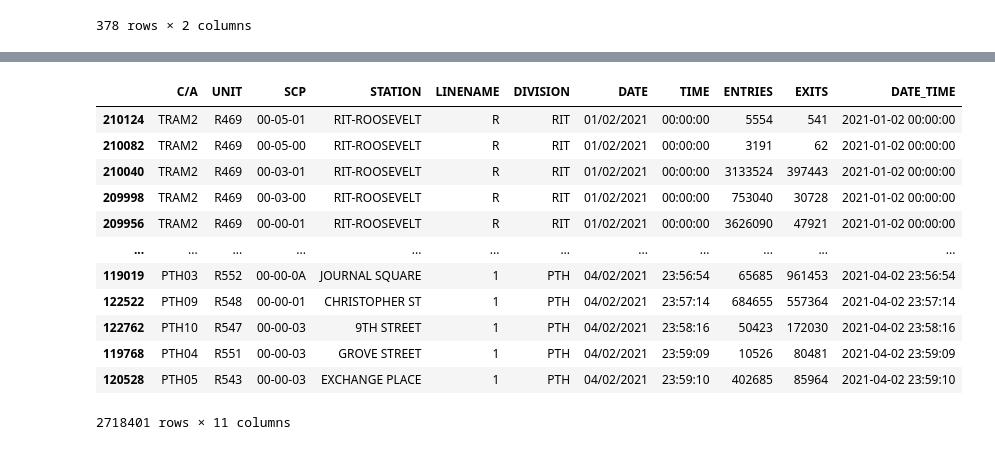
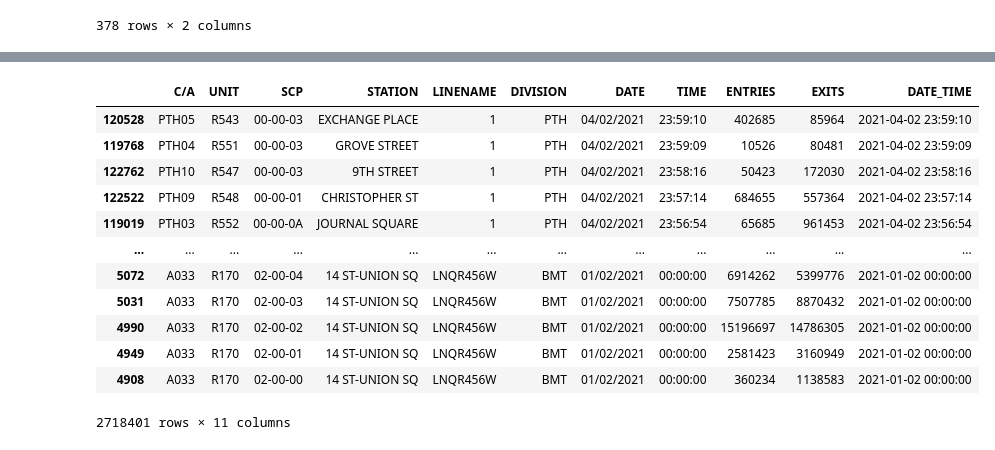
Before and after one commit to munwonjj/EDA-Project, a Jupyter notebook: EDA2.ipynb, the cells around one changed output, grey strips where cells are left out. Cells and saved outputs as stored; diff of their text form; code cells hidden in the pictures.

```diff
--- a/EDA2.ipynb
+++ b/EDA2.ipynb
@@ -261,20 +227,20 @@ plt.title('Total Ridership for top 10 Station');
 # %%
 ###########################################################
 # %%
-turnstiles_df.sort_values(by = ["DATE", "DATE_TIME"], ascending=[True, True], inplace=True)
+turnstiles_df.sort_values(by = ["DATE", "DATE_TIME"], ascending=[False, False], inplace=True)
 turnstiles_df
 # %% [output]
 |  | C/A | UNIT | SCP | STATION | LINENAME | DIVISION | DATE | TIME | ENTRIES | EXITS | DATE_TIME |
-| 210124 | TRAM2 | R469 | 00-05-01 | RIT-ROOSEVELT | R | RIT | 01/02/2021 | 00:00:00 | 5554 | 541 | 2021-01-02 00:00:00 |
-| 210082 | TRAM2 | R469 | 00-05-00 | RIT-ROOSEVELT | R | RIT | 01/02/2021 | 00:00:00 | 3191 | 62 | 2021-01-02 00:00:00 |
-| 210040 | TRAM2 | R469 | 00-03-01 | RIT-ROOSEVELT | R | RIT | 01/02/2021 | 00:00:00 | 3133524 | 397443 | 2021-01-02 00:00:00 |
-| 209998 | TRAM2 | R469 | 00-03-00 | RIT-ROOSEVELT | R | RIT | 01/02/2021 | 00:00:00 | 753040 | 30728 | 2021-01-02 00:00:00 |
-| 209956 | TRAM2 | R469 | 00-00-01 | RIT-ROOSEVELT | R | RIT | 01/02/2021 | 00:00:00 | 3626090 | 47921 | 2021-01-02 00:00:00 |
+| 120528 | PTH05 | R543 | 00-00-03 | EXCHANGE PLACE | 1 | PTH | 04/02/2021 | 23:59:10 | 402685 | 85964 | 2021-04-02 23:59:10 |
+| 119768 | PTH04 | R551 | 00-00-03 | GROVE STREET | 1 | PTH | 04/02/2021 | 23:59:09 | 10526 | 80481 | 2021-04-02 23:59:09 |
+| 122762 | PTH10 | R547 | 00-00-03 | 9TH STREET | 1 | PTH | 04/02/2021 | 23:58:16 | 50423 | 172030 | 2021-04-02 23:58:16 |
+| 122522 | PTH09 | R548 | 00-00-01 | CHRISTOPHER ST | 1 | PTH | 04/02/2021 | 23:57:14 | 684655 | 557364 | 2021-04-02 23:57:14 |
+| 119019 | PTH03 | R552 | 00-00-0A | JOURNAL SQUARE | 1 | PTH | 04/02/2021 | 23:56:54 | 65685 | 961453 | 2021-04-02 23:56:54 |
 | ... | ... | ... | ... | ... | ... | ... | ... | ... | ... | ... | ... |
-| 119019 | PTH03 | R552 | 00-00-0A | JOURNAL SQUARE | 1 | PTH | 04/02/2021 | 23:56:54 | 65685 | 961453 | 2021-04-02 23:56:54 |
-| 122522 | PTH09 | R548 | 00-00-01 | CHRISTOPHER ST | 1 | PTH | 04/02/2021 | 23:57:14 | 684655 | 557364 | 2021-04-02 23:57:14 |
-| 122762 | PTH10 | R547 | 00-00-03 | 9TH STREET | 1 | PTH | 04/02/2021 | 23:58:16 | 50423 | 172030 | 2021-04-02 23:58:16 |
-| 119768 | PTH04 | R551 | 00-00-03 | GROVE STREET | 1 | PTH | 04/02/2021 | 23:59:09 | 10526 | 80481 | 2021-04-02 23:59:09 |
-| 120528 | PTH05 | R543 | 00-00-03 | EXCHANGE PLACE | 1 | PTH | 04/02/2021 | 23:59:10 | 402685 | 85964 | 2021-04-02 23:59:10 |
+| 5072 | A033 | R170 | 02-00-04 | 14 ST-UNION SQ | LNQR456W | BMT | 01/02/2021 | 00:00:00 | 6914262 | 5399776 | 2021-01-02 00:00:00 |
+| 5031 | A033 | R170 | 02-00-03 | 14 ST-UNION SQ | LNQR456W | BMT | 01/02/2021 | 00:00:00 | 7507785 | 8870432 | 2021-01-02 00:00:00 |
+| 4990 | A033 | R170 | 02-00-02 | 14 ST-UNION SQ | LNQR456W | BMT | 01/02/2021 | 00:00:00 | 15196697 | 14786305 | 2021-01-02 00:00:00 |
+| 4949 | A033 | R170 | 02-00-01 | 14 ST-UNION SQ | LNQR456W | BMT | 01/02/2021 | 00:00:00 | 2581423 | 3160949 | 2021-01-02 00:00:00 |
+| 4908 | A033 | R170 | 02-00-00 | 14 ST-UNION SQ | LNQR456W | BMT | 01/02/2021 | 00:00:00 | 360234 | 1138583 | 2021-01-02 00:00:00 |
 2718401 rows × 11 columns
 # %%
```
Also changed, not shown: parts of 36 cells of this notebook.
